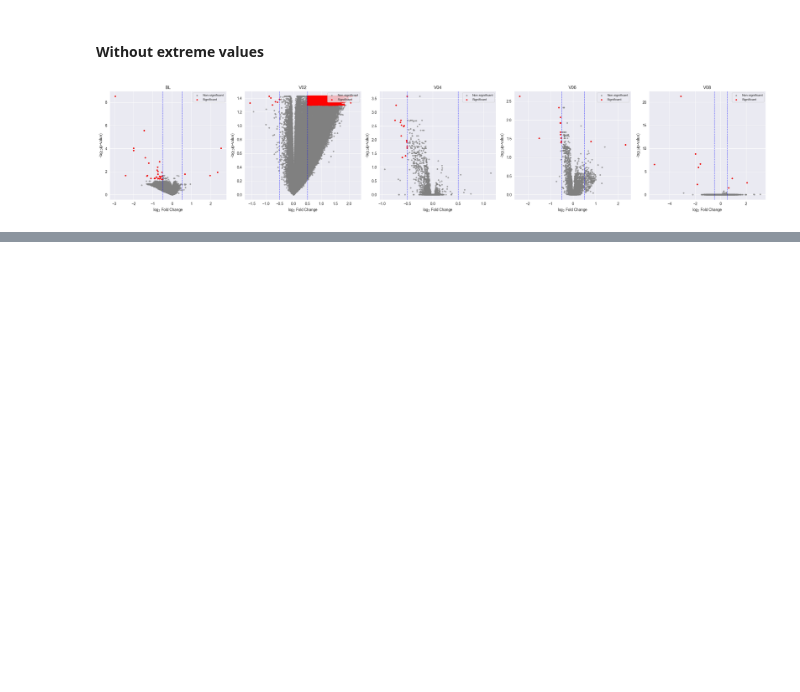
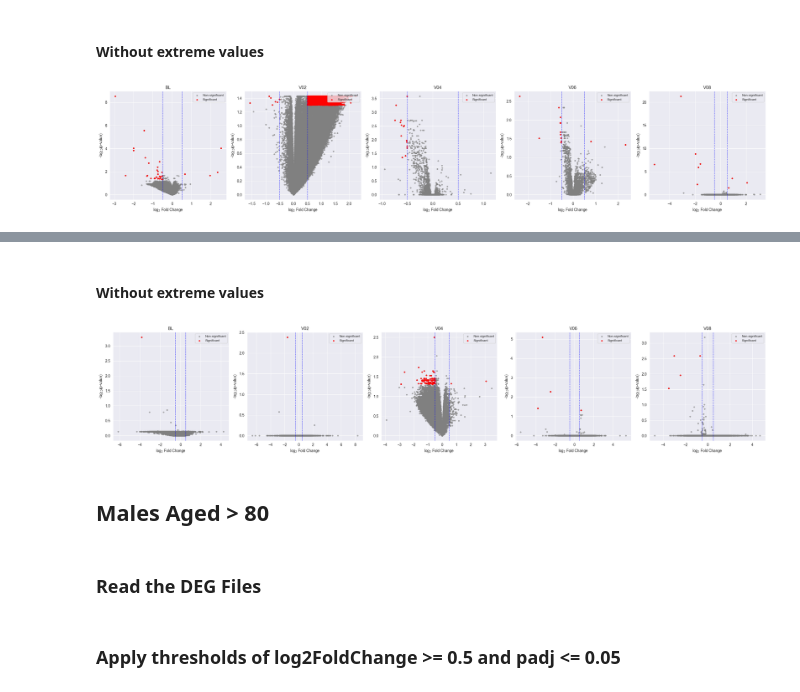
Before and after one commit to perpk/ppmi-wip, a Jupyter notebook: deg/ppmi-wip.stratification.deg.all-visits.ipynb, the cells around one changed output, grey strips where cells are left out. Saved outputs shown, nothing was run; the diff lists cells and outputs as text; code cells hidden in the pictures; blank space fills up the shorter version.

```diff
--- a/deg/ppmi-wip.stratification.deg.all-visits.ipynb
+++ b/deg/ppmi-wip.stratification.deg.all-visits.ipynb
@@ -376,0 +491,33 @@ plt.show()
+# %% [markdown]
+#### Without extreme values
+# %%
+dfs = [deg_males_70_80_bl, deg_males_70_80_v02, deg_males_70_80_v04, deg_males_70_80_v06, deg_males_70_80_v08]
+titles = ['BL', 'V02', 'V04', 'V06', 'V08']
+
+fig, axes = plt.subplots(1, 5, figsize=(25, 5), sharey=False)
+
+for ax, df, title in zip(axes, dfs, titles):
+    filtered_df = df[(df['log2FoldChange'].abs() <= 10)]
+    significant = (filtered_df['log2FoldChange'].abs() >= 0.5) & (filtered_df['padj'] <= 0.05)
+    ax.scatter(filtered_df['log2FoldChange'], -np.log10(filtered_df['padj']), color='gray', s=10, alpha=0.6, label='Non-significant')
+    ax.scatter(filtered_df.loc[significant, 'log2FoldChange'],
+               -np.log10(filtered_df.loc[significant, 'padj']),
+               color='red',
+               s=10,
+               alpha=0.8,
+               label='Significant')
+    ax.axvline(x=0.5, color='blue', linestyle='--', linewidth=0.8)
+    ax.axvline(x=-0.5, color='blue', linestyle='--', linewidth=0.8)
+    ax.set_title(title)
+    ax.set_xlabel('log$_2$ Fold Change')
+    ax.set_ylabel('-log$_{10}$(p-value)')
+    ax.legend(loc='upper right', fontsize='small')
+
+plt.tight_layout()
+plt.show()
+# %% [output]
+[figure, added]
+# %% [markdown]
+## Males Aged > 80
+# %% [markdown]
+### Read the DEG Files
@@ -376,0 +531,2 @@ plt.show()
+# %% [markdown]
+### Apply thresholds of log2FoldChange >= 0.5 and padj <= 0.05
```
Also changed, not shown: parts of 27 cells of this notebook, 1 other file.
